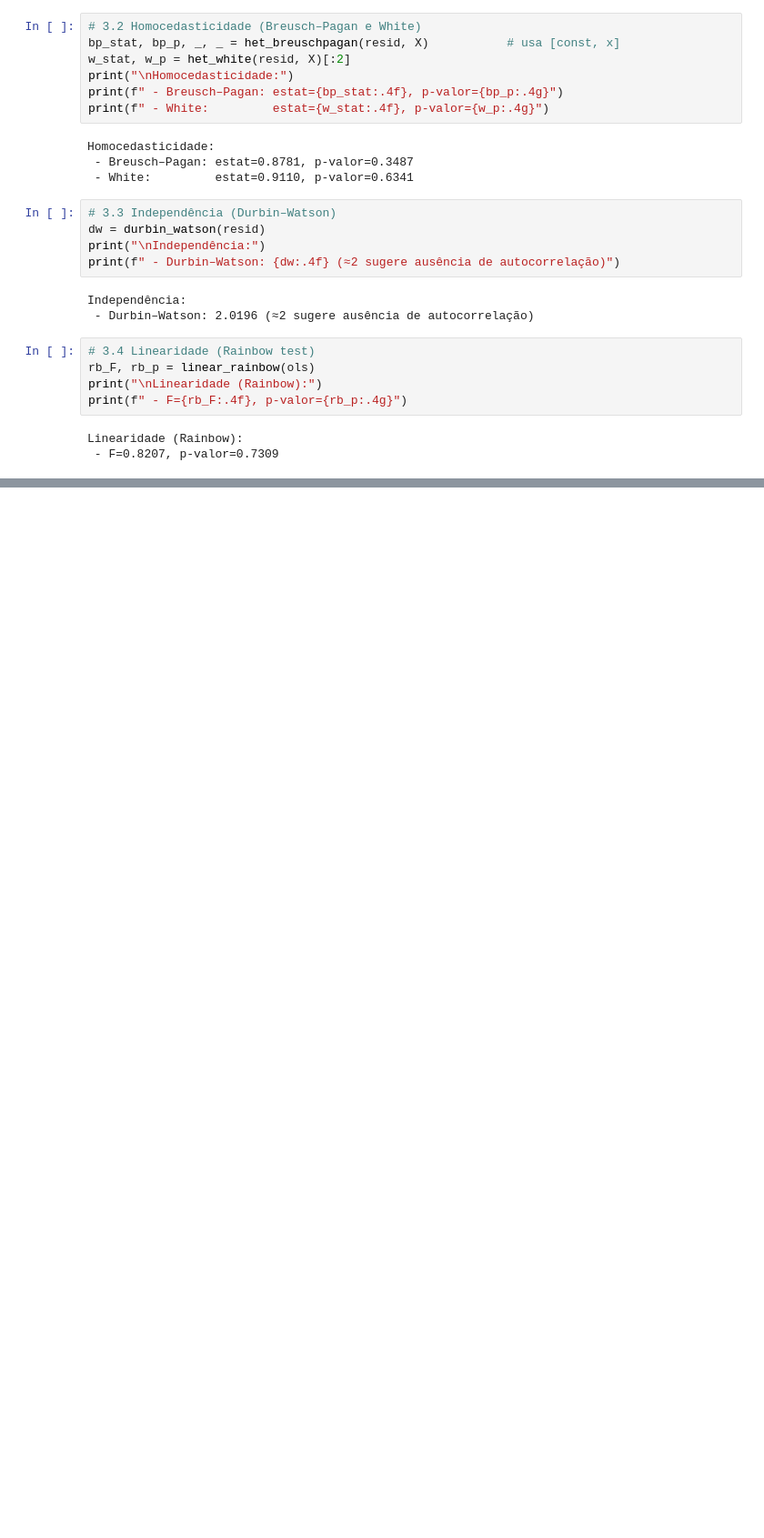
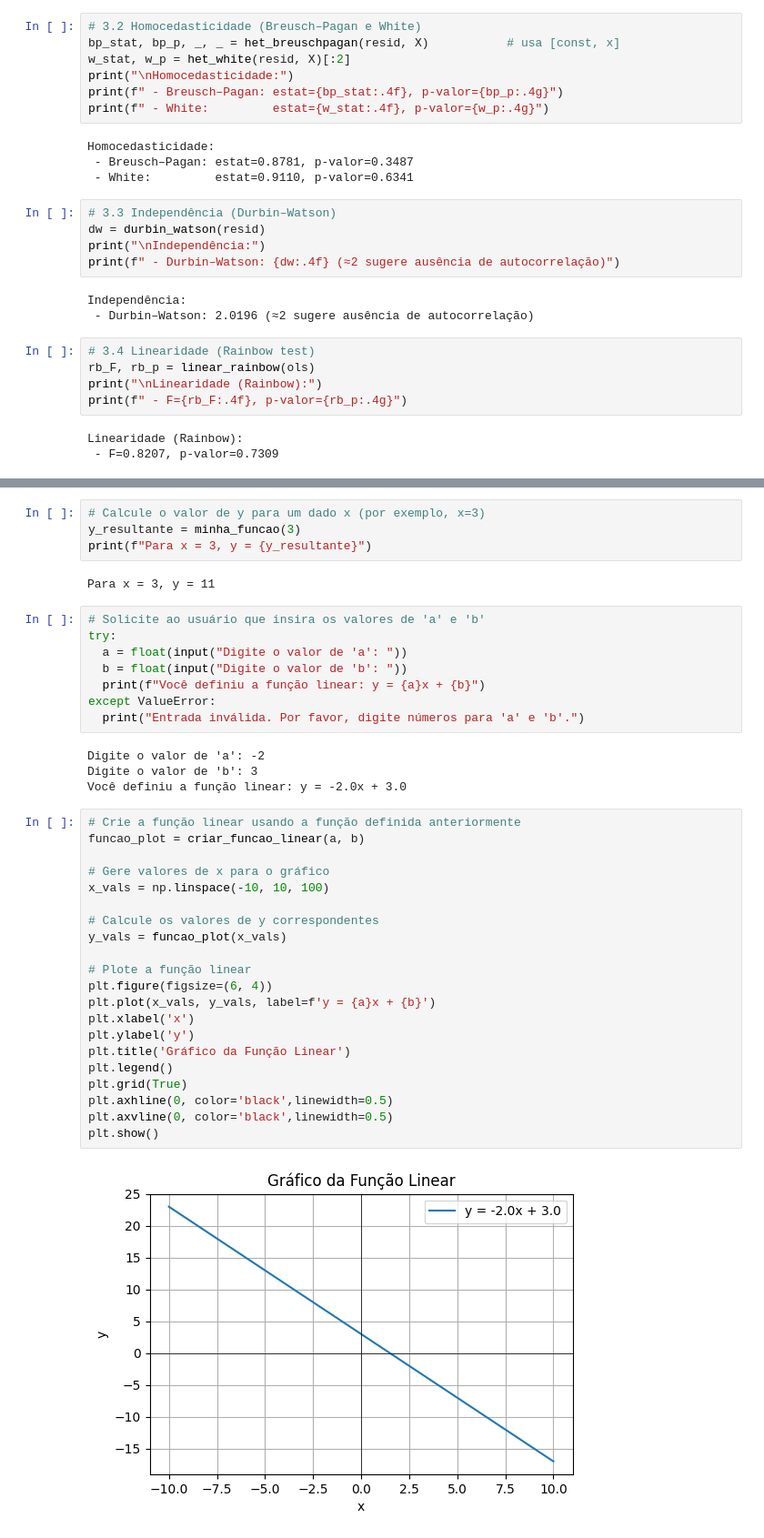
Before and after one commit to clobos/Bioestatistica_ESALQ_Python_2025, a Jupyter notebook: Aula04_Bioestatistica.ipynb, the cells around one changed output, grey strips where cells are left out. Shown at 91% size. Drawn from its saved outputs; the diff is of its cells as text; blank space fills up the shorter version.

```diff
--- a/Aula04_Bioestatistica.ipynb
+++ b/Aula04_Bioestatistica.ipynb
@@ -621,0 +648,41 @@ Linearidade (Rainbow):
+# %%
+# Calcule o valor de y para um dado x (por exemplo, x=3)
+y_resultante = minha_funcao(3)
+print(f"Para x = 3, y = {y_resultante}")
+# %% [output]
+Para x = 3, y = 11
+# %%
+# Solicite ao usuário que insira os valores de 'a' e 'b'
+try:
+  a = float(input("Digite o valor de 'a': "))
+  b = float(input("Digite o valor de 'b': "))
+  print(f"Você definiu a função linear: y = {a}x + {b}")
+except ValueError:
+  print("Entrada inválida. Por favor, digite números para 'a' e 'b'.")
+# %% [output]
+Digite o valor de 'a': -2
+Digite o valor de 'b': 3
+Você definiu a função linear: y = -2.0x + 3.0
+# %%
+# Crie a função linear usando a função definida anteriormente
+funcao_plot = criar_funcao_linear(a, b)
+
+# Gere valores de x para o gráfico
+x_vals = np.linspace(-10, 10, 100)
+
+# Calcule os valores de y correspondentes
+y_vals = funcao_plot(x_vals)
+
+# Plote a função linear
+plt.figure(figsize=(6, 4))
+plt.plot(x_vals, y_vals, label=f'y = {a}x + {b}')
+plt.xlabel('x')
+plt.ylabel('y')
+plt.title('Gráfico da Função Linear')
+plt.legend()
+plt.grid(True)
+plt.axhline(0, color='black',linewidth=0.5)
+plt.axvline(0, color='black',linewidth=0.5)
+plt.show()
+# %% [output]
+[figure, added]
```
Also changed, not shown: parts of 25 cells of this notebook.
